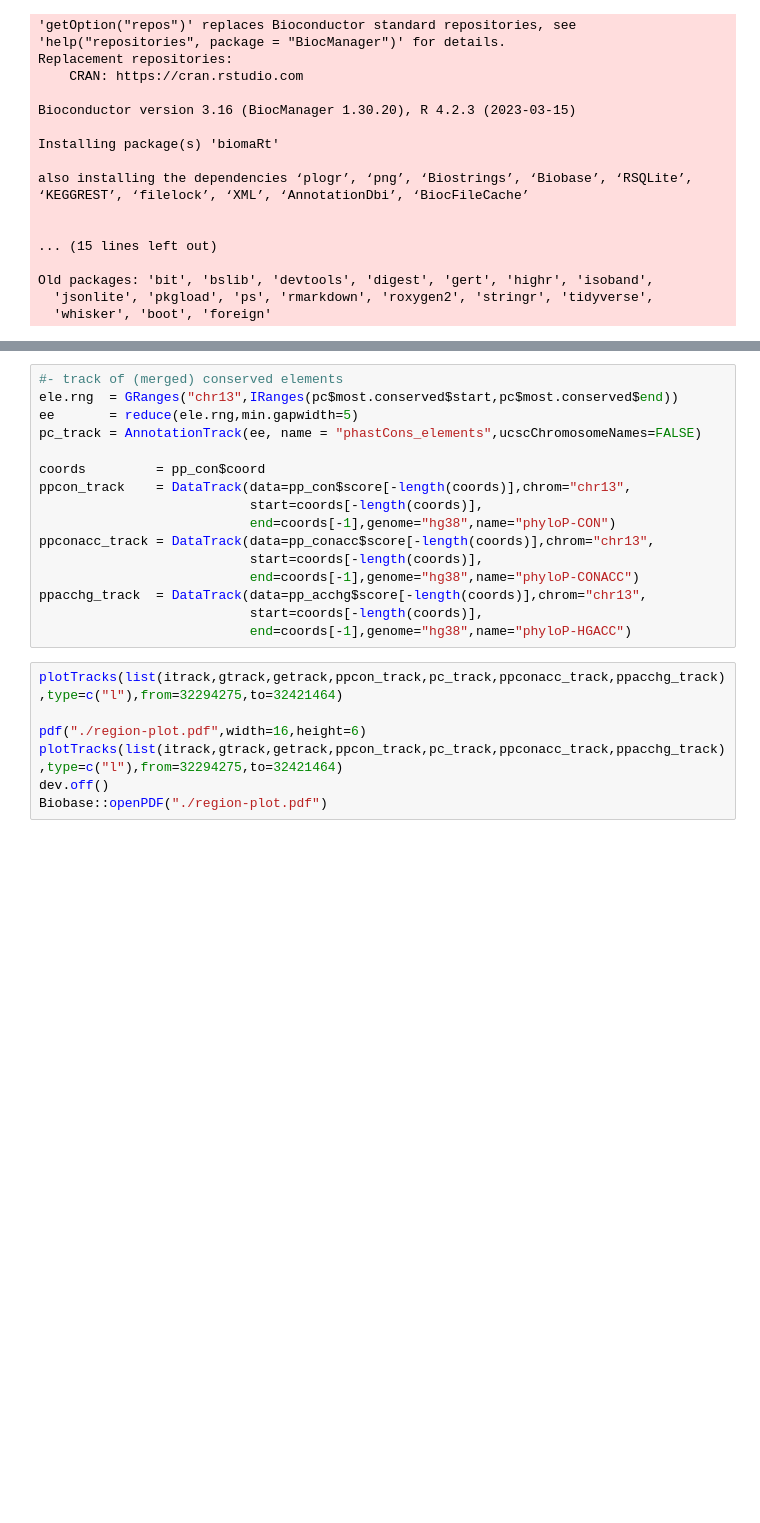
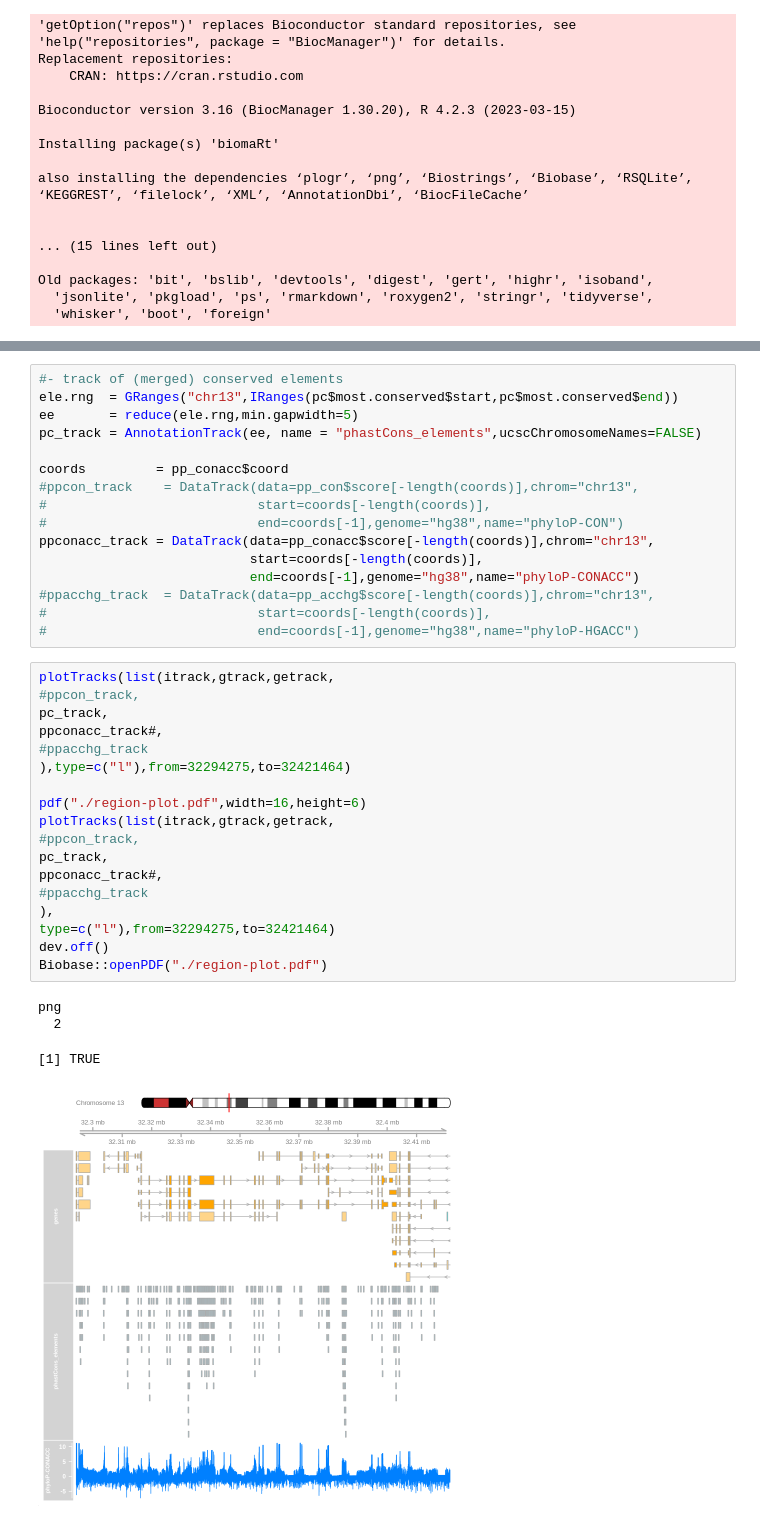
Before and after one commit to kostkalab/mol-evol_notebooks, a Jupyter notebook: lecture_mol_evol_04_03_2023.ipynb, the cells around one changed output, grey strips where cells are left out. Cells and saved outputs as stored; diff of their text form; blank space fills up the shorter version.

```diff
--- a/lecture_mol_evol_04_03_2023.ipynb
+++ b/lecture_mol_evol_04_03_2023.ipynb
@@ -213,20 +220,36 @@ ele.rng  = GRanges("chr13",IRanges(pc$most.conserved$start,pc$most.conserved$end
 ee       = reduce(ele.rng,min.gapwidth=5)
 pc_track = AnnotationTrack(ee, name = "phastCons_elements",ucscChromosomeNames=FALSE)
 
-coords         = pp_con$coord
-ppcon_track    = DataTrack(data=pp_con$score[-length(coords)],chrom="chr13",
-                           start=coords[-length(coords)],
-                           end=coords[-1],genome="hg38",name="phyloP-CON")
+coords         = pp_conacc$coord
+#ppcon_track    = DataTrack(data=pp_con$score[-length(coords)],chrom="chr13",
+#                           start=coords[-length(coords)],
+#                           end=coords[-1],genome="hg38",name="phyloP-CON")
 ppconacc_track = DataTrack(data=pp_conacc$score[-length(coords)],chrom="chr13",
                            start=coords[-length(coords)],
                            end=coords[-1],genome="hg38",name="phyloP-CONACC")
-ppacchg_track  = DataTrack(data=pp_acchg$score[-length(coords)],chrom="chr13",
-                           start=coords[-length(coords)],
-                           end=coords[-1],genome="hg38",name="phyloP-HGACC")
+#ppacchg_track  = DataTrack(data=pp_acchg$score[-length(coords)],chrom="chr13",
+#                           start=coords[-length(coords)],
+#                           end=coords[-1],genome="hg38",name="phyloP-HGACC")
 # %%
-plotTracks(list(itrack,gtrack,getrack,ppcon_track,pc_track,ppconacc_track,ppacchg_track),type=c("l"),from=32294275,to=32421464)
+plotTracks(list(itrack,gtrack,getrack,
+#ppcon_track,
+pc_track,
+ppconacc_track#,
+#ppacchg_track
+),type=c("l"),from=32294275,to=32421464)
 
 pdf("./region-plot.pdf",width=16,height=6)
-plotTracks(list(itrack,gtrack,getrack,ppcon_track,pc_track,ppconacc_track,ppacchg_track),type=c("l"),from=32294275,to=32421464)
+plotTracks(list(itrack,gtrack,getrack,
+#ppcon_track,
+pc_track,
+ppconacc_track#,
+#ppacchg_track
+),
+type=c("l"),from=32294275,to=32421464)
 dev.off()
 Biobase::openPDF("./region-plot.pdf")
+# %% [output]
+png
+  2
+[1] TRUE
+[figure, added]
```
Also changed, not shown: parts of 2 cells of this notebook.
